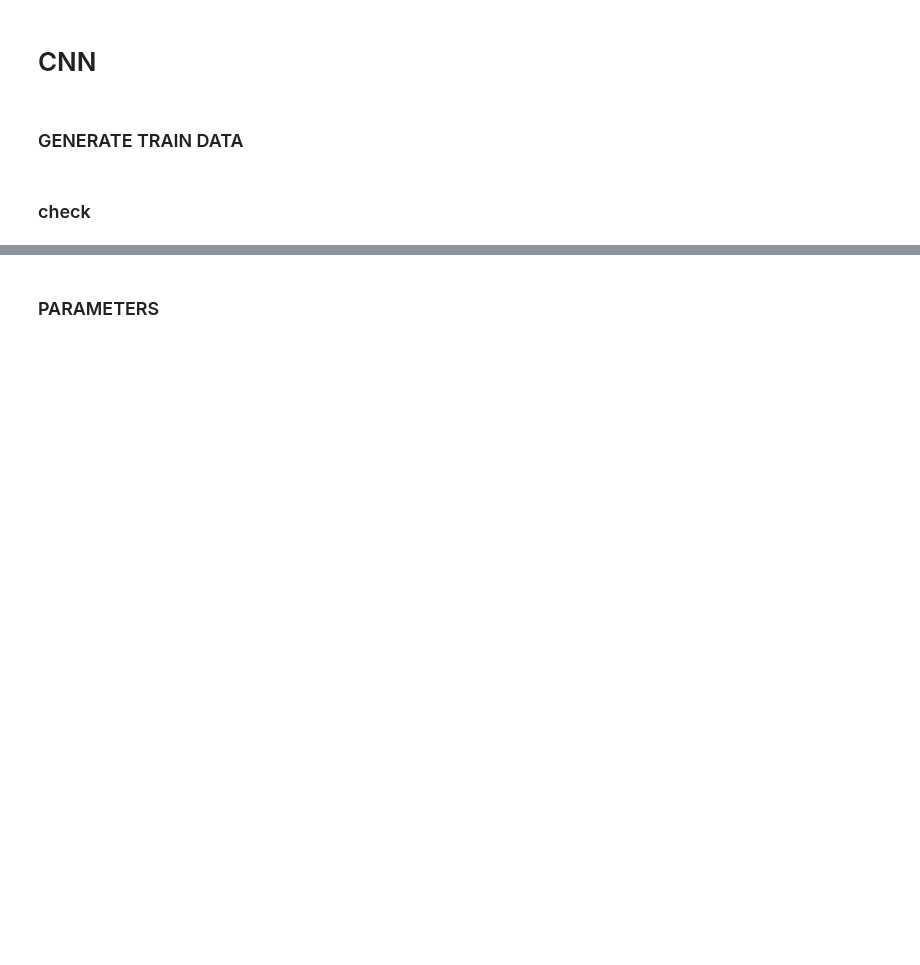
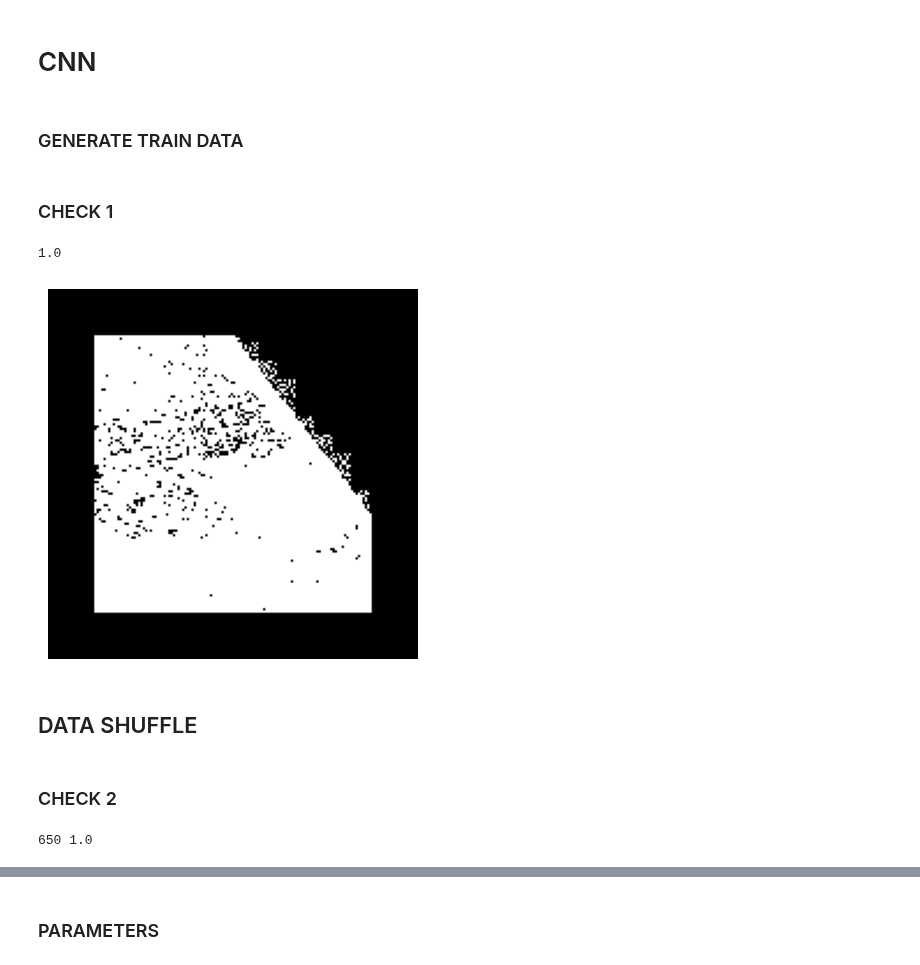
Before and after one commit to DanPinGar/python-machine-learning, a Jupyter notebook: emboendo_ML/embo_CNN_lab/CNN_labV2.ipynb, the cells around one changed output, grey strips where cells are left out. Saved outputs shown, nothing was run; the diff lists cells and outputs as text; code cells hidden in the pictures; blank space fills up the shorter version.

```diff
--- a/emboendo_ML/embo_CNN_lab/CNN_labV2.ipynb
+++ b/emboendo_ML/embo_CNN_lab/CNN_labV2.ipynb
@@ -26,6 +32,8 @@ d_type='processed'     # 'processed', 'synthetic'
 video_d=True            # Video = True , Image = False
 test_data,number_data_points= False,500
 
+t_btw_frm=0.05
+
 checkpoint_path = "C:/PROJECTS\emboendo\CNN\python-machine-learning\emboendo_ML\embo_CNN_lab\_static/model_checkpoint.h5"
 
 if d_type=='processed' : pkl_train_p='C:\PROJECTS\emboendo\CNN/pikles/processed_train_d.pkl'
@@ -41,9 +49,21 @@ with open(pkl_train_p, 'rb') as pikle_file:
 
     save_trains= pickle.load(pikle_file)
 
-x_train,y_train =  save_trains[0],save_trains[1]
+x_train,y_train,recs =  save_trains[0],save_trains[1],save_trains[2]
 
 max_frm_n, HEIGHT, WIDTH=np.shape(x_train)[1],np.shape(x_train)[2],np.shape(x_train)[3]
+# %% [markdown]
+### CHECK 1
+# %%
+rec_elm='I70'
+idx=recs.index(rec_elm)
+y_train[idx]
+# %% [output]
+1.0
+# %%
+fig_lib.vid_show(x_train[idx],t_btw_frm=t_btw_frm)
+# %% [output]
+[figure, added]
 # %%
 if test_data:
 
@@ -57,5 +78,5 @@ else:
 
     Xx_train=x_train
     Yy_train=y_train
-# %% [markdown]
-### check
+# %% [markdown]
+## DATA SHUFFLE
@@ -61,0 +87,8 @@ else:
+# %% [markdown]
+### CHECK 2
+# %%
+rec_elm='I70'
+idx=recs.index(rec_elm)
+print(idx,Yy_train[idx])
+# %% [output]
+650 1.0
```
Also changed, not shown: parts of 38 cells of this notebook, 4 other files.
